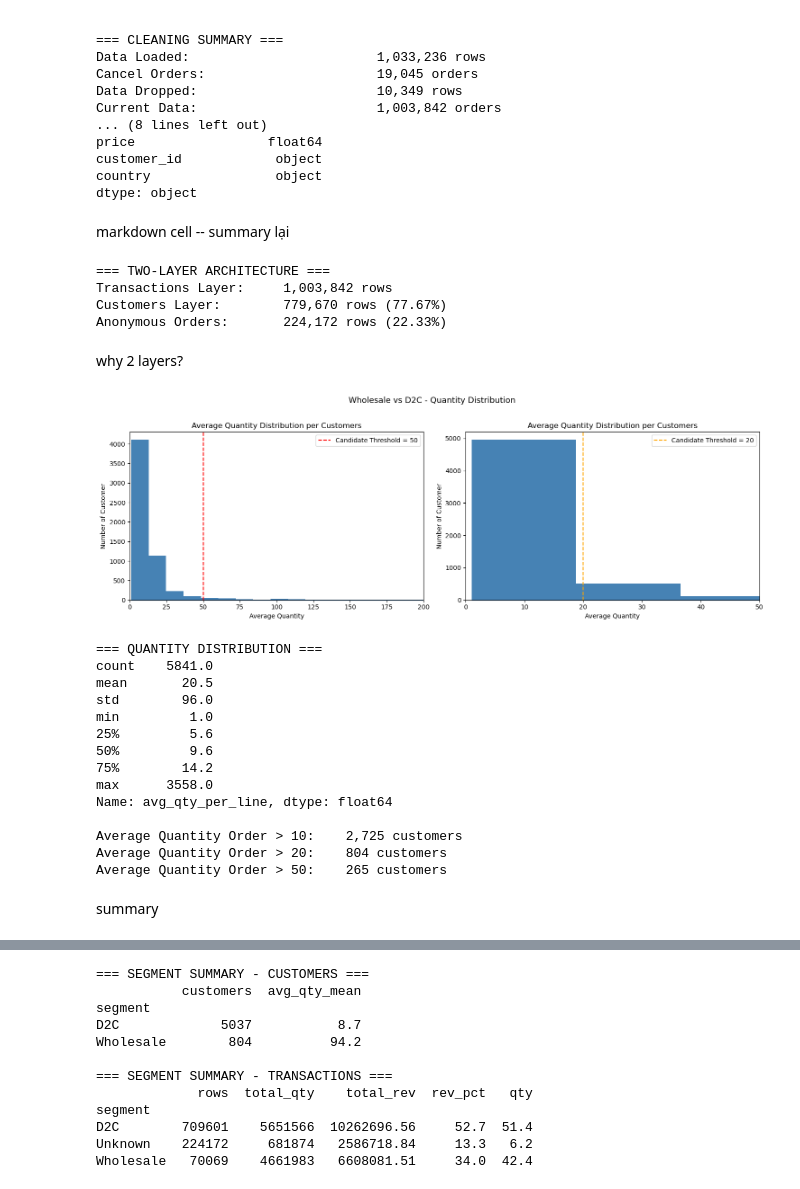
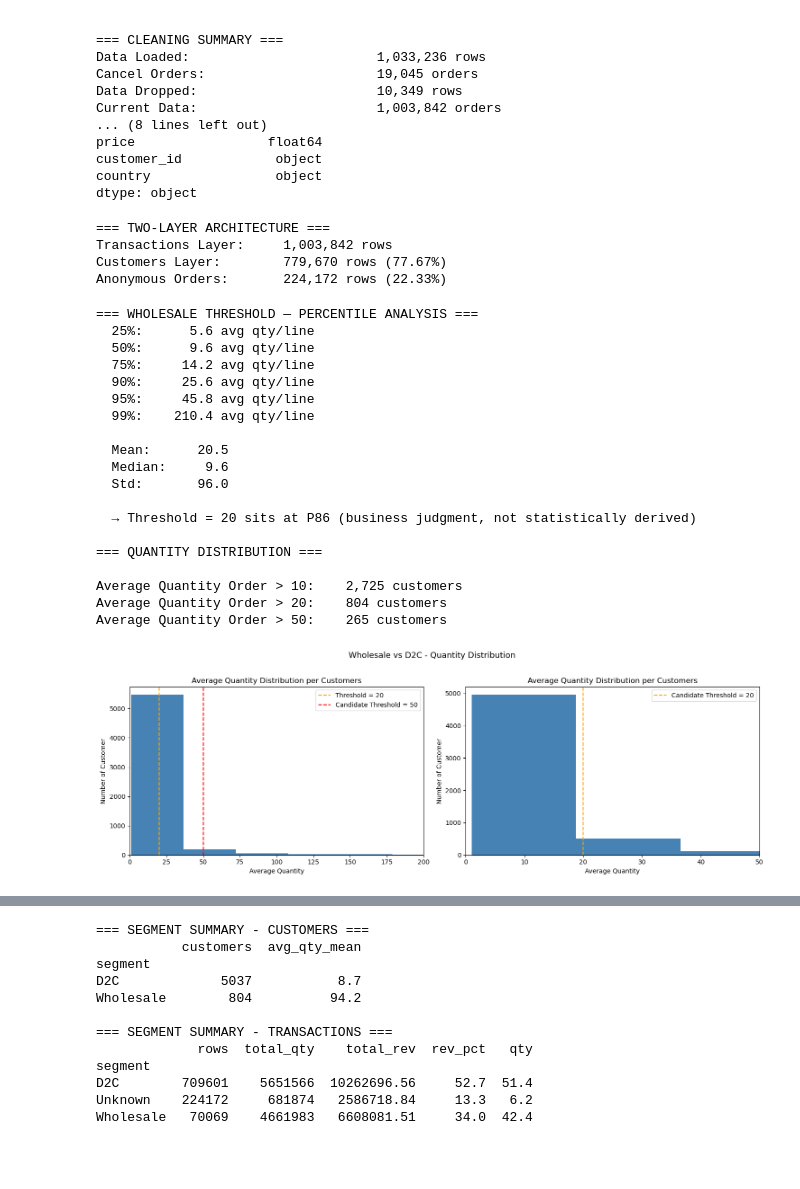
Before and after one commit to h8ngquan-sca/ABC-Analysis-Product-Segmentation, a Jupyter notebook: notebook/ABC Analysis & Product Segmentation.ipynb, the cells around one changed output, grey strips where cells are left out. Drawn from its saved outputs; the diff is of its cells as text; code cells hidden in the pictures; blank space fills up the shorter version.

```diff
--- a/notebook/ABC Analysis & Product Segmentation.ipynb
+++ b/notebook/ABC Analysis & Product Segmentation.ipynb
@@ -204,8 +239,6 @@ price                 float64
 customer_id            object
 country                object
 dtype: object
-# %% [markdown]
-markdown cell -- summary lại
 # %%
 # TWO-LAYER DATA ARCHITECTURE
 
@@ -224,56 +257,71 @@ print(f'Anonymous Orders:       {len(df_transactions) - len(df_customers):,} row
 Transactions Layer:     1,003,842 rows
 Customers Layer:        779,670 rows (77.67%)
 Anonymous Orders:       224,172 rows (22.33%)
-# %% [markdown]
-why 2 layers?
 # %%
 # WHOLESALE IDENTIFICATION
 avg_qty = df_customers.groupby('customer_id')['quantity'].mean().reset_index().rename(columns={'quantity': 'avg_qty_per_line'})
 
+# Percentile analysis
+percentiles = [25, 50, 75, 90, 95, 99]
+pct_values = np.percentile(avg_qty['avg_qty_per_line'], percentiles)
+
+print("=== WHOLESALE THRESHOLD — PERCENTILE ANALYSIS ===")
+for p, v in zip(percentiles, pct_values):
+    print(f"  {p:>2}%:  {v:>7.1f} avg qty/line")
+
+print(f"\n  Mean:   {avg_qty['avg_qty_per_line'].mean():>7.1f}")
+print(f"  Median: {avg_qty['avg_qty_per_line'].median():>7.1f}")
+print(f"  Std:    {avg_qty['avg_qty_per_line'].std():>7.1f}")
+print(f"\n  → Threshold = 20 sits at P{np.searchsorted(np.sort(avg_qty['avg_qty_per_line']), 20) / len(avg_qty) * 100:.0f} (business judgment, not statistically derived)")
+
+print(f"\n=== QUANTITY DISTRIBUTION ===")
+print(f'\nAverage Quantity Order > 10:    {(avg_qty['avg_qty_per_line']>10).sum():,} customers')
+print(f'Average Quantity Order > 20:    {(avg_qty['avg_qty_per_line']>20).sum():,} customers')
+print(f'Average Quantity Order > 50:    {(avg_qty['avg_qty_per_line']>50).sum():,} customers')
+
 # Visualization
 fig, axes = plt.subplots(1,2,figsize=(15,5))
 
-axes[0].hist(avg_qty['avg_qty_per_line'], bins=300, color='steelblue')
+axes[0].hist(avg_qty['avg_qty_per_line'], bins=100, color='steelblue')
 axes[0].set_xlim(0,200)
 axes[0].set_title('Average Quantity Distribution per Customers')
 axes[0].set_xlabel('Average Quantity')
 axes[0].set_ylabel('Number of Customer')
+axes[0].axvline(x=20, color='orange', linestyle='--',
+                label=f'Threshold = 20')
 axes[0].axvline(x=50, color='red', linestyle='--', label='Candidate Threshold = 50')
 axes[0].legend()
 
 axes[1].hist(avg_qty['avg_qty_per_line'], bins=200, color='steelblue')
 axes[1].set_xlim(0,50)
 axes[1].set_title('Average Quantity Distribution per Customers')
 axes[1].set_xlabel('Average Quantity')
 axes[1].set_ylabel('Number of Customer')
 axes[1].axvline(x=20, color='orange', linestyle='--', label='Candidate Threshold = 20')
 axes[1].legend()
 
 plt.suptitle('Wholesale vs D2C - Quantity Distribution', fontsize=13, y=1.02)
 plt.tight_layout()
 plt.savefig('../outputs/charts/01_Wholesale vs D2C - Quantity Distribution')
 plt.show()
-
-print(f"\n=== QUANTITY DISTRIBUTION ===")
-print(avg_qty['avg_qty_per_line'].describe().round(1))
-print(f'\nAverage Quantity Order > 10:    {(avg_qty['avg_qty_per_line']>10).sum():,} customers')
-print(f'Average Quantity Order > 20:    {(avg_qty['avg_qty_per_line']>20).sum():,} customers')
-print(f'Average Quantity Order > 50:    {(avg_qty['avg_qty_per_line']>50).sum():,} customers')
 # %% [output]
+=== WHOLESALE THRESHOLD — PERCENTILE ANALYSIS ===
+  25%:      5.6 avg qty/line
+  50%:      9.6 avg qty/line
+  75%:     14.2 avg qty/line
+  90%:     25.6 avg qty/line
+  95%:     45.8 avg qty/line
+  99%:    210.4 avg qty/line
+
+  Mean:      20.5
+  Median:     9.6
+  Std:       96.0
+
+  → Threshold = 20 sits at P86 (business judgment, not statistically derived)
+
+=== QUANTITY DISTRIBUTION ===
+
+Average Quantity Order > 10:    2,725 customers
+Average Quantity Order > 20:    804 customers
+Average Quantity Order > 50:    265 customers
-[figure, old version]
+[figure, new version]
-=== QUANTITY DISTRIBUTION ===
-count    5841.0
-mean       20.5
-std        96.0
-min         1.0
-25%         5.6
-50%         9.6
-75%        14.2
-max      3558.0
-Name: avg_qty_per_line, dtype: float64
-
-Average Quantity Order > 10:    2,725 customers
-Average Quantity Order > 20:    804 customers
-Average Quantity Order > 50:    265 customers
-# %% [markdown]
-summary
```
Also changed, not shown: parts of 12 cells of this notebook.
